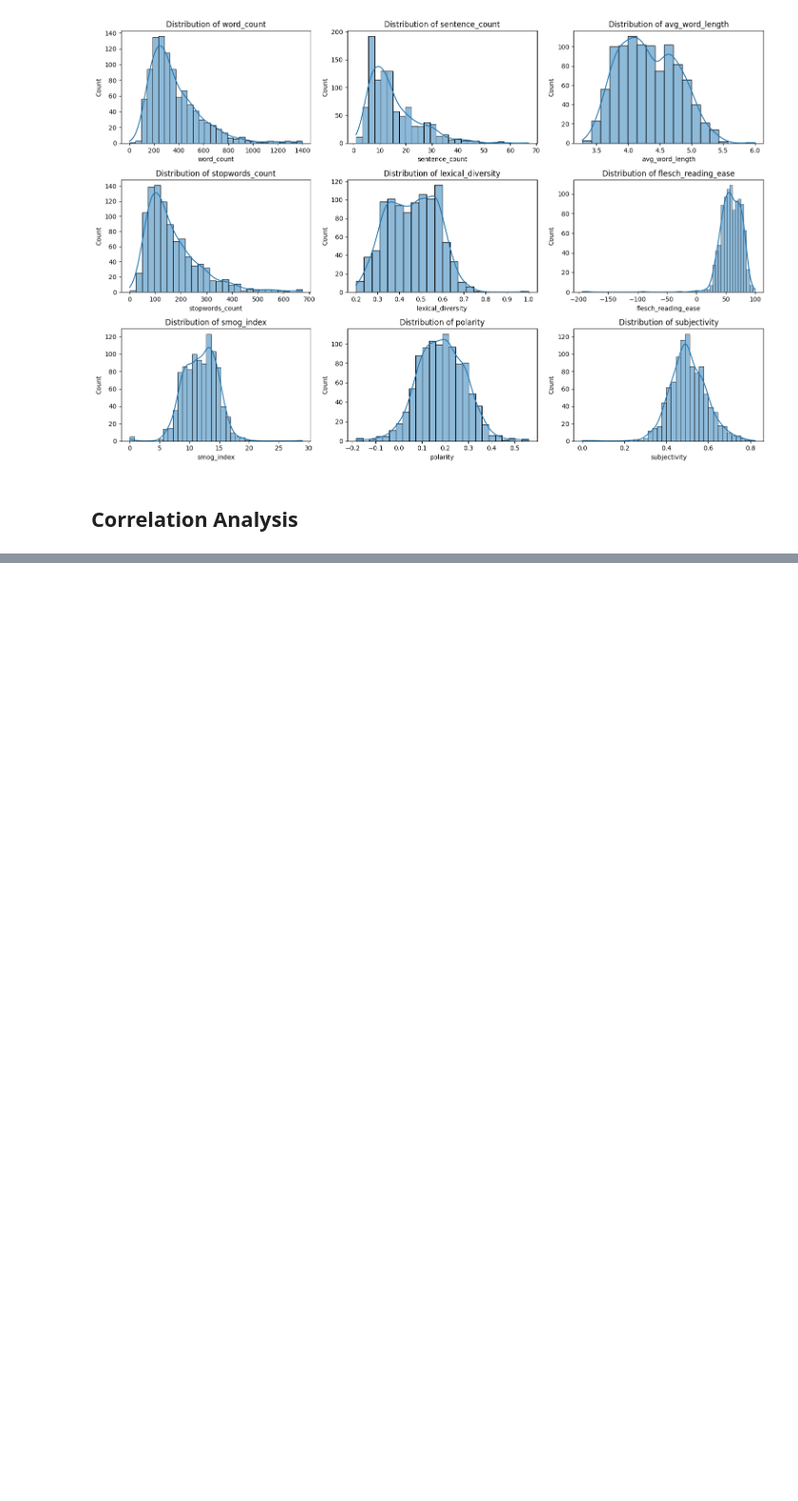
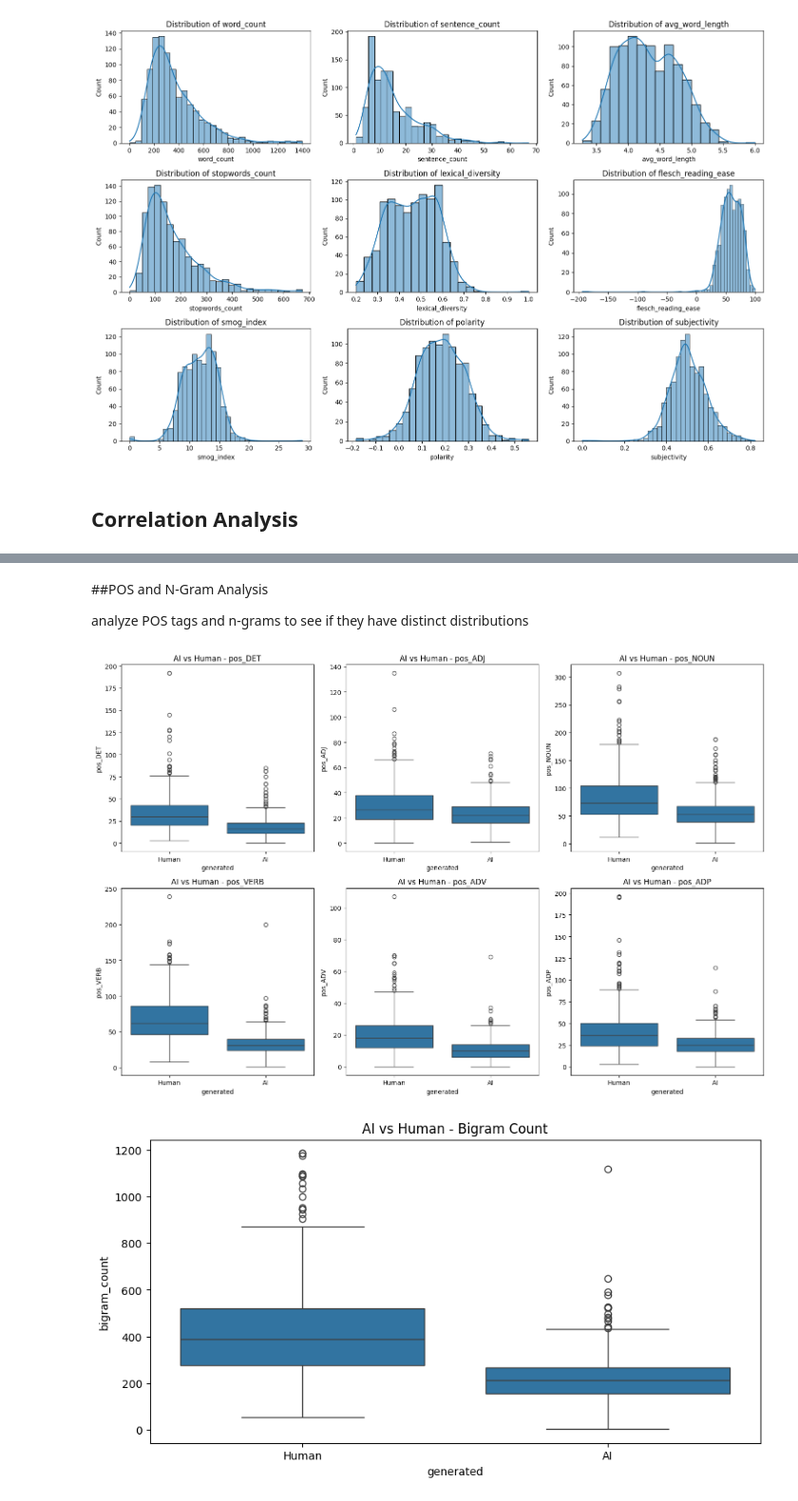
Before and after one commit to yukaberry/detect_ai_content, a Jupyter notebook: notebooks/texts /features_engineering.ipynb, the cells around one changed output, grey strips where cells are left out. Shown at 95% size. Drawn from its saved outputs; the diff is of its cells as text; code cells hidden in the pictures; blank space fills up the shorter version.

```diff
--- a/notebooks/texts /features_engineering.ipynb
+++ b/notebooks/texts /features_engineering.ipynb
@@ -697,0 +731,31 @@ Clusters of Correlated Features: blocks of correlated features
+# %% [markdown]
+##POS and N-Gram Analysis
+
+analyze POS tags and n-grams to see if they have distinct distributions
+# %%
+# Plot POS tag distributions
+pos_tags = ['pos_DET', 'pos_ADJ', 'pos_NOUN', 'pos_VERB', 'pos_ADV', 'pos_ADP']
+plt.figure(figsize=(15, 10))
+for i, pos in enumerate(pos_tags, 1):
+    plt.subplot(2, 3, i)
+    sns.boxplot(data=hybrid_enhanced_df, x='generated', y=pos)
+    plt.title(f'AI vs Human - {pos}')
+    plt.xticks([0, 1], ['Human', 'AI'])
+plt.tight_layout()
+plt.show()
+
+# Plot bigram and trigram distributions
+plt.figure(figsize=(10, 5))
+sns.boxplot(data=hybrid_enhanced_df, x='generated', y='bigram_count')
+plt.title('AI vs Human - Bigram Count')
+plt.xticks([0, 1], ['Human', 'AI'])
+plt.show()
+
+plt.figure(figsize=(10, 5))
+sns.boxplot(data=hybrid_enhanced_df, x='generated', y='trigram_count')
+plt.title('AI vs Human - Trigram Count')
+plt.xticks([0, 1], ['Human', 'AI'])
+plt.show()
+# %% [output]
+[figure, added]
+[figure, added]
```
Also changed, not shown: parts of 16 cells of this notebook.
